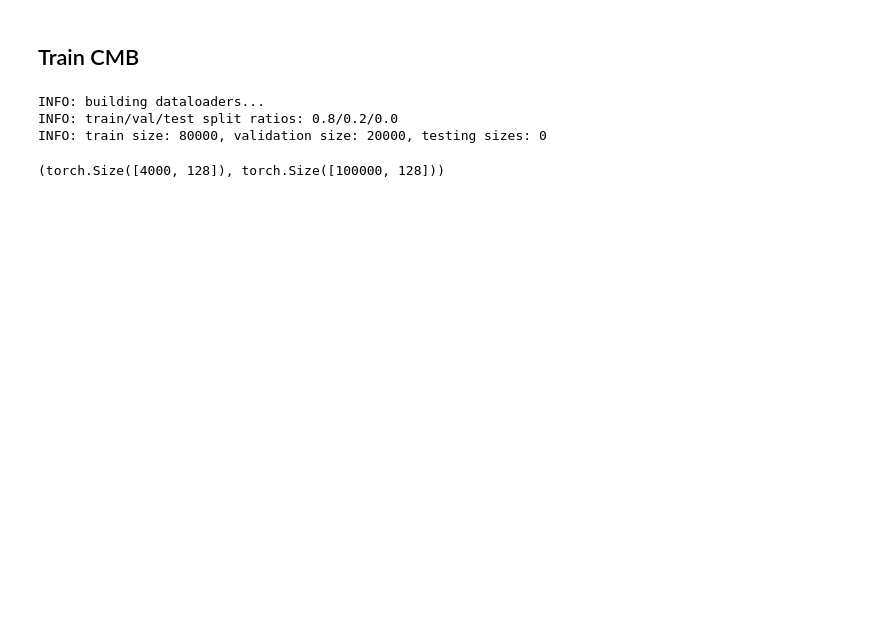
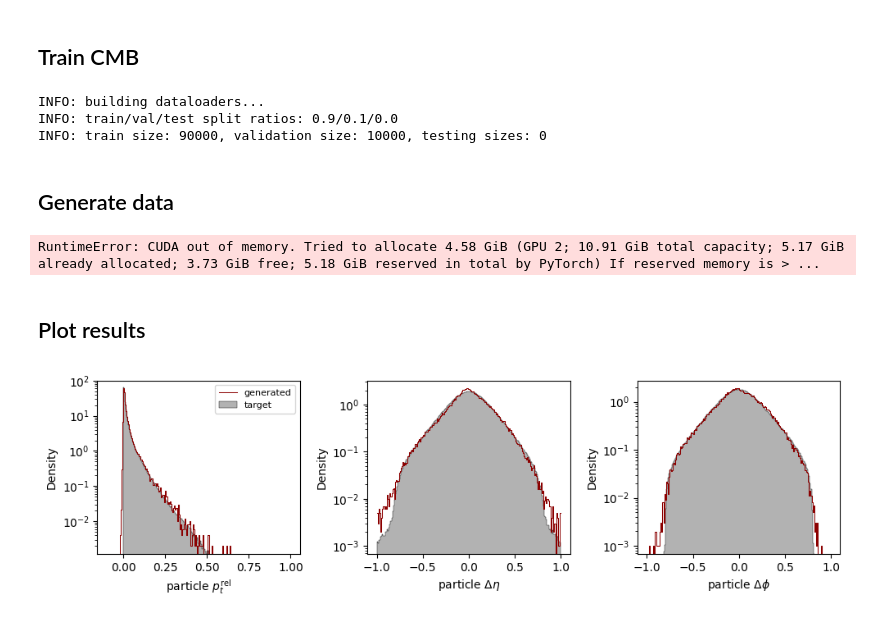
Before and after one commit to dfaroughy/CMB, a Jupyter notebook: experiments/jetclass/train_epic_hybrid.ipynb, the cells around one changed output. Drawn from its saved outputs; the diff is of its cells as text; code cells hidden in the pictures; blank space fills up the shorter version.

```diff
--- a/experiments/jetclass/train_epic_hybrid.ipynb
+++ b/experiments/jetclass/train_epic_hybrid.ipynb
@@ -58,35 +60,37 @@ plt.show()
 # %%
 from cmb.models.trainers import CMBTrainer
 from cmb.models.architectures.epic import HybridEPiC
-from cmb.dynamics.cmb import ConditionalMarkovBridge
+from cmb.dynamics.cmb import ConditionalMarkovBridge, BatchOTCMB
 
-hepic = HybridEPiC(config)
-dynamics = ConditionalMarkovBridge(config)
-epic_cmb = CMBTrainer(config, dynamics, hepic, jets)
+config.train.device = 'cuda:2'
+config.model.num_blocks = 8
+config.model.dim.embed.time = 32
+config.model.dim.embed.features.continuous = 32
+config.model.dim.embed.features.discrete = 32
 
-# epic_cmb.load(path='/home/df630/CMB/results/JetClass/beta-gauss_to_tops_ConditionalMarkovBridge_HybridEPiC_2024.09.25_11h49')
-epic_cmb.train()
+epic = HybridEPiC(config)
+dynamics = BatchOTCMB(config)
+epic_cmb = CMBTrainer(config, dynamics, epic, jets)
+
+epic_cmb.load(path='/home/df630/CMB/results/JetClass/beta-gauss_to_tops_ConditionalFlowMatching_HybridEPiC_2024.09.26_02h15', model='best')
+# epic_cmb.train()
 # %% [output]
 INFO: building dataloaders...
-INFO: train/val/test split ratios: 0.8/0.2/0.0
-INFO: train size: 80000, validation size: 20000, testing sizes: 0
+INFO: train/val/test split ratios: 0.9/0.1/0.0
+INFO: train size: 90000, validation size: 10000, testing sizes: 0
+# %% [markdown]
+## Generate data
 # %%
-import torch
 from cmb.models.pipelines import Pipeline
 
-num_gen_jets = 4000
+pipeline = Pipeline(config=config, trained_model=epic_cmb, dynamics=dynamics)
 
-pipeline = Pipeline(config=config, trained_model=epic_cmb, dynamics=dynamics)
+config.data.source.num_jets = 2500
+config.data.target.path = ['/home/df630/CMB/data/JetClass/TTBar_002.root']
 test = JetsBoundaryData(config.data)
 
-pipeline.generate_samples(source_continuous=test.source.continuous[:num_gen_jets],
-                          source_discrete=torch.tensor(test.source.discrete[:num_gen_jets]),
-                          mask=test.source.mask[:num_gen_jets])
+pipeline.generate_samples(source_continuous=testsource.continuous,
+                          source_discrete=torch.tensor(test.source.discrete),
+                          mask=test.source.mask)
+# %% [output]
+RuntimeError: CUDA out of memory. Tried to allocate 4.58 GiB (GPU 2; 10.91 GiB total capacity; 5.17 GiB already allocated; 3.73 GiB free; 5.18 GiB reserved in total by PyTorch) If reserved memory is > ...
-# %%
-gen_discrete = pipeline.jumps[-1].unsqueeze(-1)
-gen_continuous = pipeline.paths[-1]
-gen_discrete = gen_discrete.squeeze(-1)
-
-gen_discrete.shape, jets.target.discrete.shape
-# %% [output]
-(torch.Size([4000, 128]), torch.Size([100000, 128]))
@@ -92,0 +105,23 @@ gen_discrete.shape, jets.target.discrete.shape
+# %% [markdown]
+## Plot results
+# %%
+args_gen = {'stat':'density', 'log_scale':(False, True), 'fill':False, 'color':'darkred', 'lw':0.75, 'label':'generated'}
+args_tar = {'stat':'density', 'log_scale':(False, True), 'fill':True, 'color':'k','lw':0.3, 'alpha':0.3, 'label':'target'}
+# %%
+fig, ax = plt.subplots(1, 3, figsize=(10,3))
+
+jets_generated.histplot('pt_rel', binrange=(-.1, 1), binwidth=0.005, xlabel=r'particle $p_t^{\rm rel}$', ax=ax[0], **args_gen)
+jets.target.histplot('pt_rel', binrange=(-.1, 1), binwidth=0.005, xlabel=r'particle $p_t^{\rm rel}$',ax=ax[0], **args_tar)
+
+jets_generated.histplot('eta_rel', binrange=(-1, 1), binwidth=0.01, xlabel=r'particle $\Delta \eta$', ax=ax[1], **args_gen)
+jets.target.histplot('eta_rel', binrange=(-1, 1), binwidth=0.01, xlabel=r'particle $\Delta \eta$', ax=ax[1],  **args_tar)
+
+jets_generated.histplot('phi_rel', binrange=(-1, 1), binwidth=0.01, xlabel=r'particle $\Delta \phi$', ax=ax[2], **args_gen)
+jets.target.histplot('phi_rel',binrange=(-1, 1), binwidth=0.01, xlabel=r'particle $\Delta \phi$', ax=ax[2],  **args_tar)
+
+ax[0].legend(loc='upper right', fontsize=8)
+plt.tight_layout()
+plt.savefig(epic_cmb.workdir / 'particle_distributions.png')
+plt.show()
+# %% [output]
+[figure, added]
```
Also changed, not shown: parts of 17 cells of this notebook, 4 other files.
